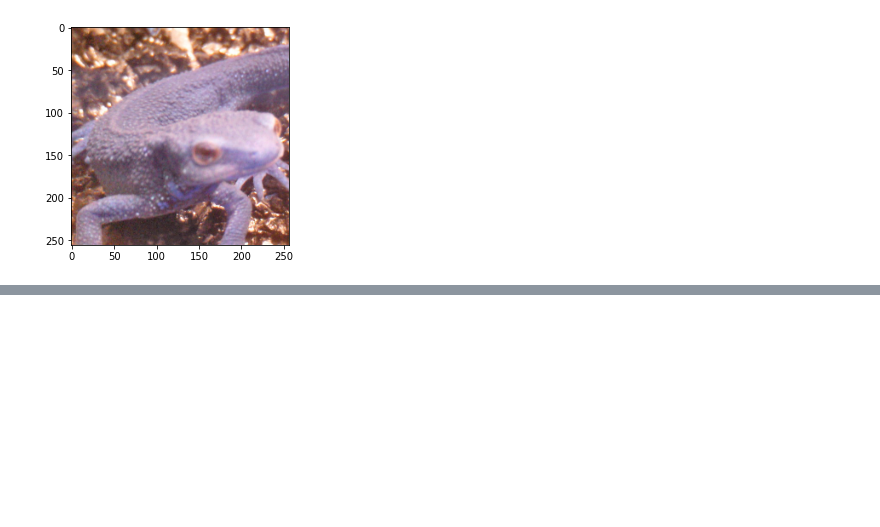
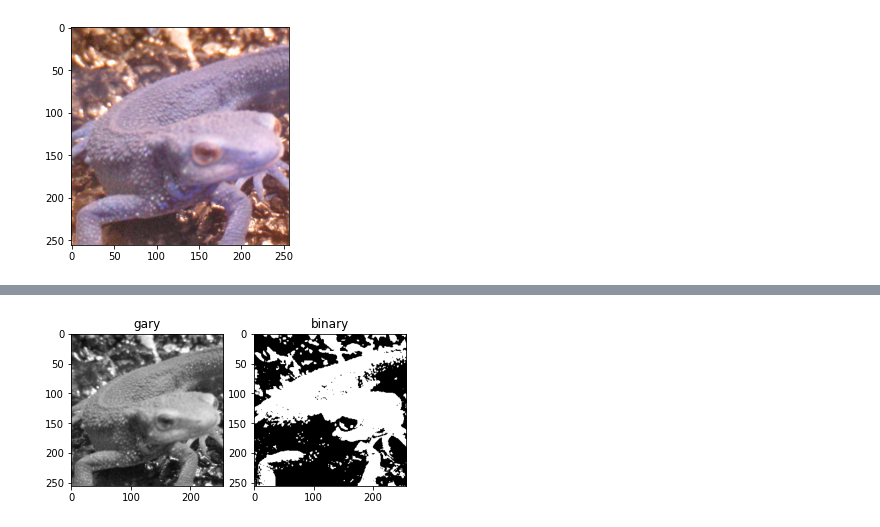
Before and after one commit to SJSY126/gasyori100, a Jupyter notebook: 01_10.ipynb, the cells around one changed output, grey strips where cells are left out. Cells and saved outputs as stored; diff of their text form; code cells hidden in the pictures; blank space fills up the shorter version.

```diff
--- a/01_10.ipynb
+++ b/01_10.ipynb
@@ -54,0 +90,20 @@ plt.show()
+# %%
+def binary(img,th):
+    _img = img.copy().astype(np.float32)
+    gray = rgb2gray(_img)
+    binary = np.minimum(gray//th, 1)
+    binary = np.clip(binary,0,255)
+    return binary.astype(np.uint8)
+# %%
+ans = binary(img_orig,128)
+
+plt.figure()
+plt.subplot(1,2,1)
+plt.title("gary")
+plt.imshow(gray, cmap='gray')
+plt.subplot(1,2,2)
+plt.title("binary")
+plt.imshow(ans, cmap="gray")
+plt.show()
+# %% [output]
+[figure, added]
```
Also changed, not shown: parts of 5 cells of this notebook.
